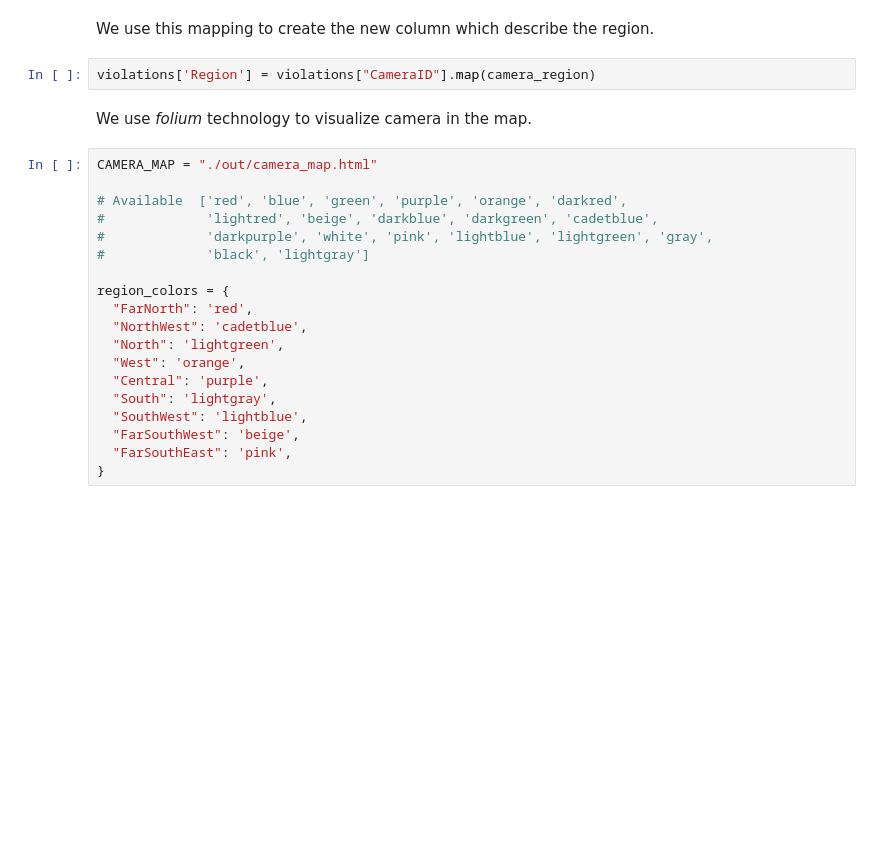
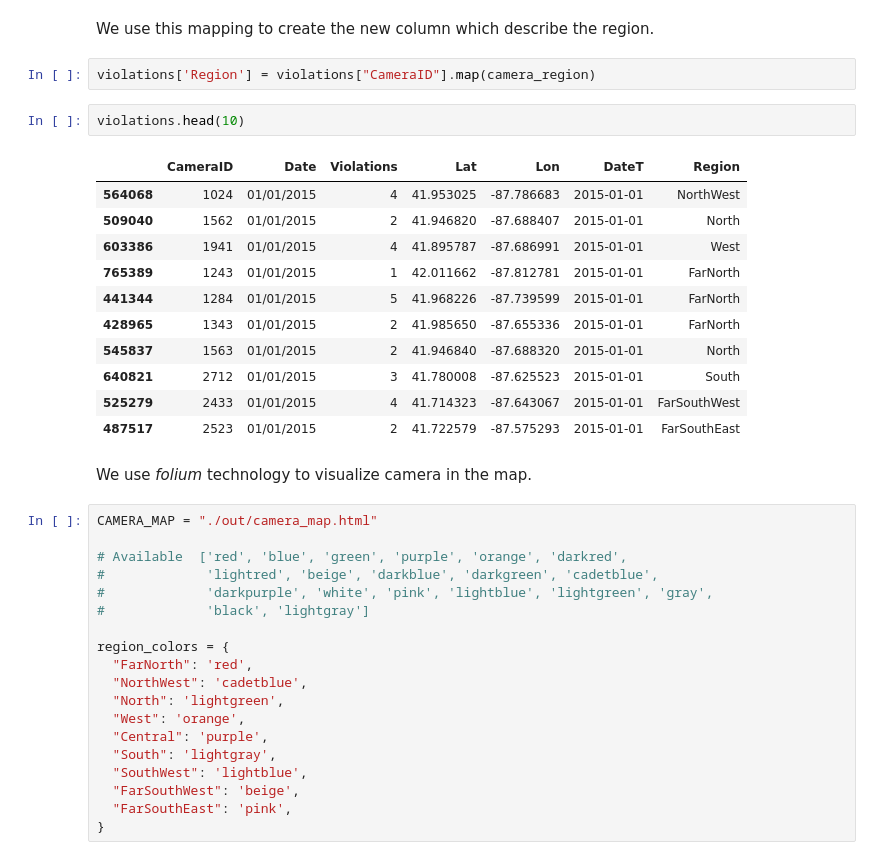
Before and after one commit to Quinta13/TSA_project, a Jupyter notebook: chicago_red_light_camera/data_preparation.ipynb, the cells around one changed output. Saved outputs shown, nothing was run; the diff lists cells and outputs as text; blank space fills up the shorter version.

```diff
--- a/chicago_red_light_camera/data_preparation.ipynb
+++ b/chicago_red_light_camera/data_preparation.ipynb
@@ -298,6 +298,20 @@ camera_region = {
 We use this mapping to create the new column which describe the region.
 # %%
 violations['Region'] = violations["CameraID"].map(camera_region)
+# %%
+violations.head(10)
+# %% [output]
+|  | CameraID | Date | Violations | Lat | Lon | DateT | Region |
+| 564068 | 1024 | 01/01/2015 | 4 | 41.953025 | -87.786683 | 2015-01-01 | NorthWest |
+| 509040 | 1562 | 01/01/2015 | 2 | 41.946820 | -87.688407 | 2015-01-01 | North |
+| 603386 | 1941 | 01/01/2015 | 4 | 41.895787 | -87.686991 | 2015-01-01 | West |
+| 765389 | 1243 | 01/01/2015 | 1 | 42.011662 | -87.812781 | 2015-01-01 | FarNorth |
+| 441344 | 1284 | 01/01/2015 | 5 | 41.968226 | -87.739599 | 2015-01-01 | FarNorth |
+| 428965 | 1343 | 01/01/2015 | 2 | 41.985650 | -87.655336 | 2015-01-01 | FarNorth |
+| 545837 | 1563 | 01/01/2015 | 2 | 41.946840 | -87.688320 | 2015-01-01 | North |
+| 640821 | 2712 | 01/01/2015 | 3 | 41.780008 | -87.625523 | 2015-01-01 | South |
+| 525279 | 2433 | 01/01/2015 | 4 | 41.714323 | -87.643067 | 2015-01-01 | FarSouthWest |
+| 487517 | 2523 | 01/01/2015 | 2 | 41.722579 | -87.575293 | 2015-01-01 | FarSouthEast |
 # %% [markdown]
 We use *folium* technology to visualize camera in the map.
 # %%
```
Also changed, not shown: parts of 6 cells of this notebook, 5 other files.
